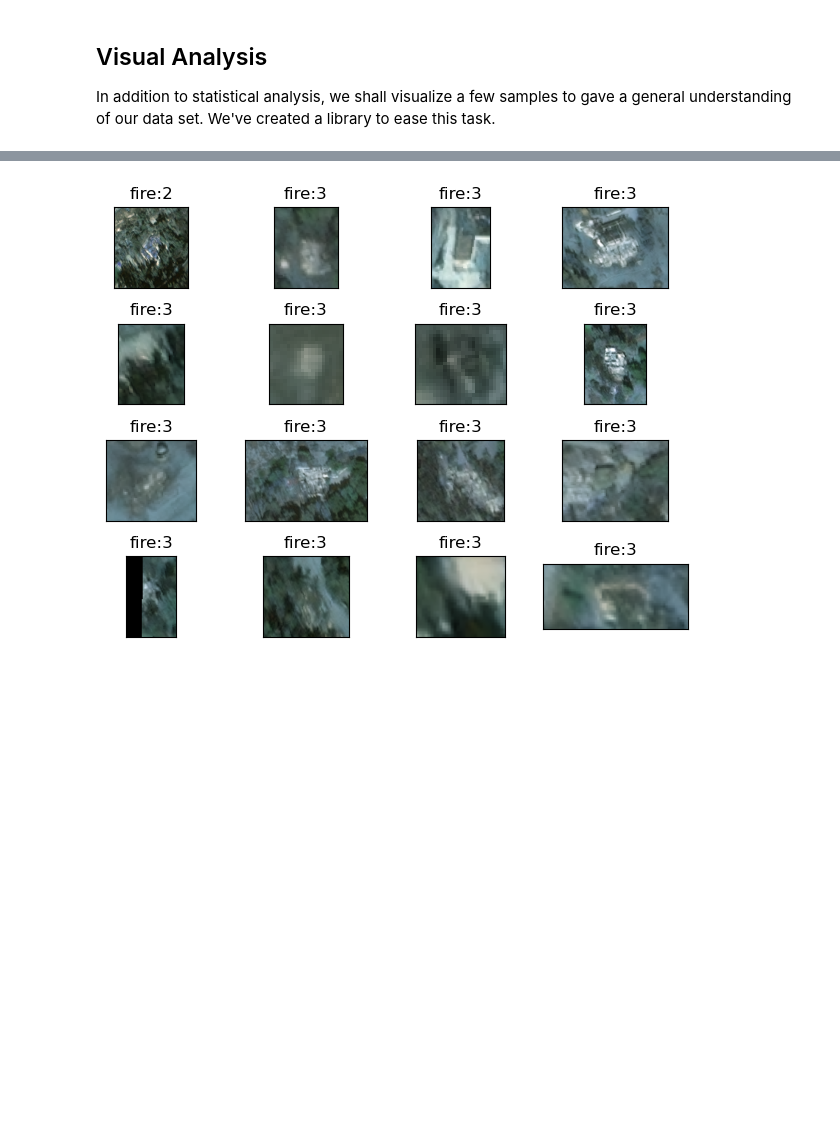
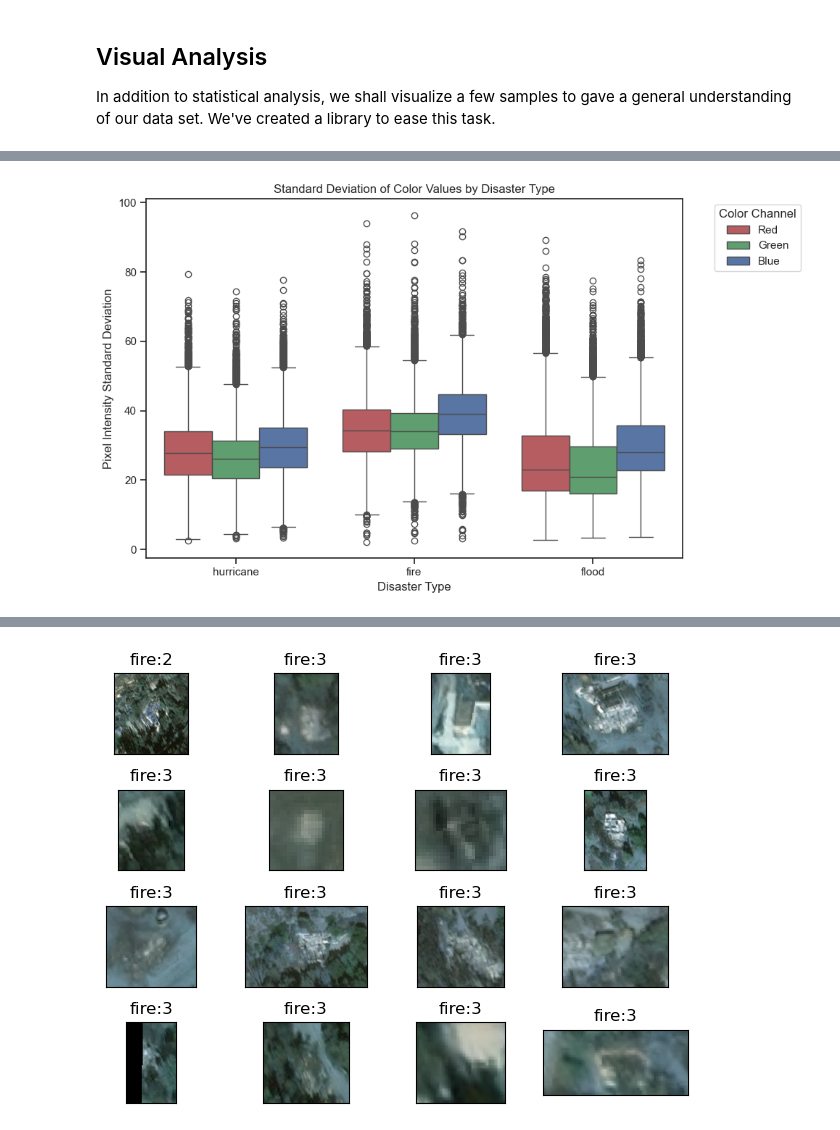
Before and after one commit to fractalclockwork/Data200, a Jupyter notebook: Source/Checkpoint_1_EDA.ipynb, the cells around one changed output, grey strips where cells are left out. Saved outputs shown, nothing was run; the diff lists cells and outputs as text; code cells hidden in the pictures; blank space fills up the shorter version.

```diff
--- a/Source/Checkpoint_1_EDA.ipynb
+++ b/Source/Checkpoint_1_EDA.ipynb
@@ -444,0 +544,10 @@ In addition to statistical analysis, we shall visualize a few samples to gave a
+# %%
+df["std_color"] = df["img"].apply(lambda x: np.std(np.array(x), axis=(0, 1)))
+
+df["Red"] = df["std_color"].apply(lambda x: x[0])
+df["Green"] = df["std_color"].apply(lambda x: x[1])
+df["Blue"] = df["std_color"].apply(lambda x: x[2])
+
+var_df = pd.melt(df, id_vars=["disaster_type", "label"], value_vars=["Red", "Green", "Blue"], var_name="color_channel", value_name="std_pixel")
+
+var_df.head()
@@ -444,0 +561,13 @@ In addition to statistical analysis, we shall visualize a few samples to gave a
+# %%
+sns.set_theme(style="ticks")
+plt.figure(figsize=(10, 6))
+sns.boxplot(var_df, x="disaster_type", y="std_pixel", hue="color_channel", palette=["r", "g", "b"])
+plt.xlabel('Disaster Type')
+plt.ylabel('Pixel Intensity Standard Deviation')
+plt.title('Standard Deviation of Color Values by Disaster Type')
+plt.legend(title='Color Channel', bbox_to_anchor=(1.05, 1), loc='upper left')
+plt.tight_layout()
+plt.savefig(f'{figure_path}/eda_std_pixel_bar.png', dpi=96)
+plt.show()
+# %% [output]
+[figure, added]
```
Also changed, not shown: parts of 9 cells of this notebook, 7 other files.
